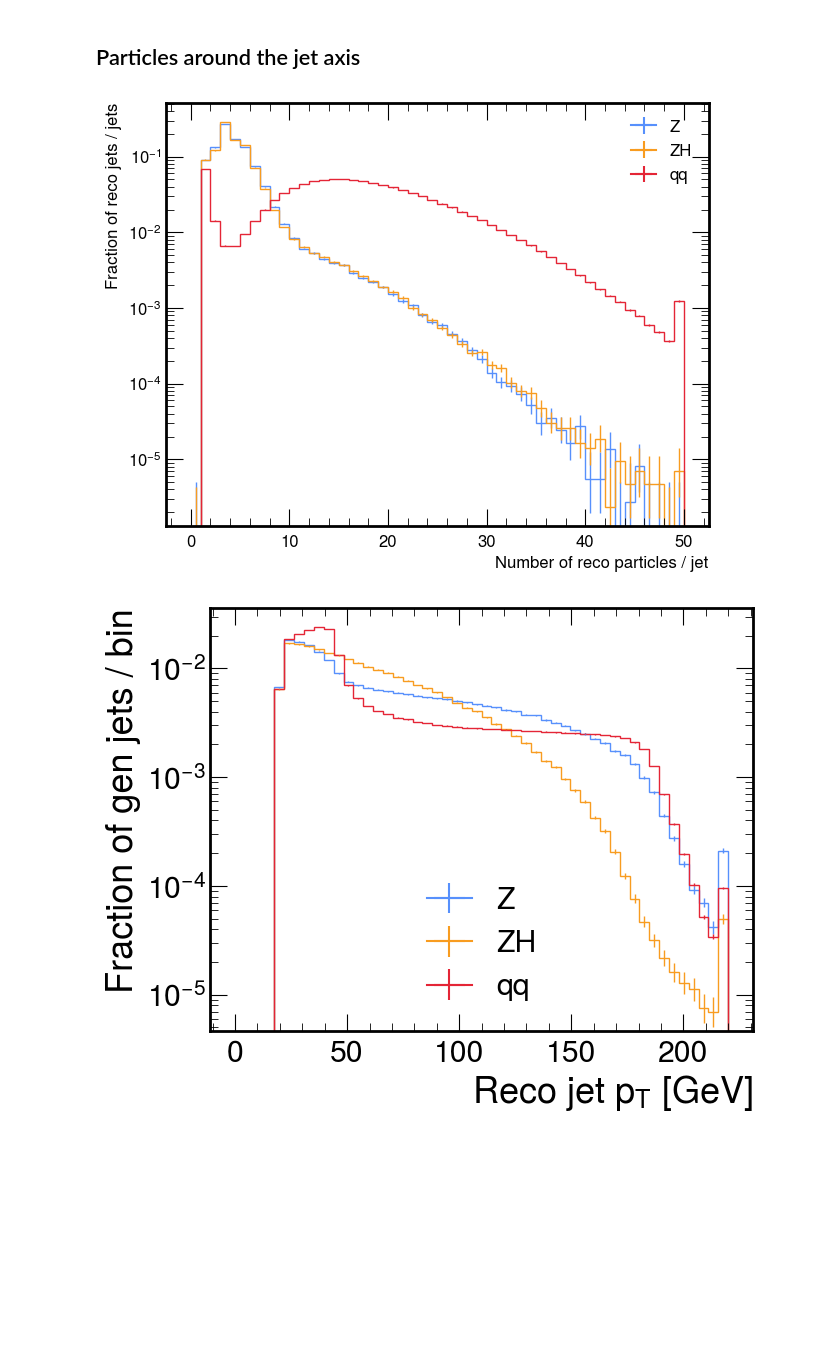
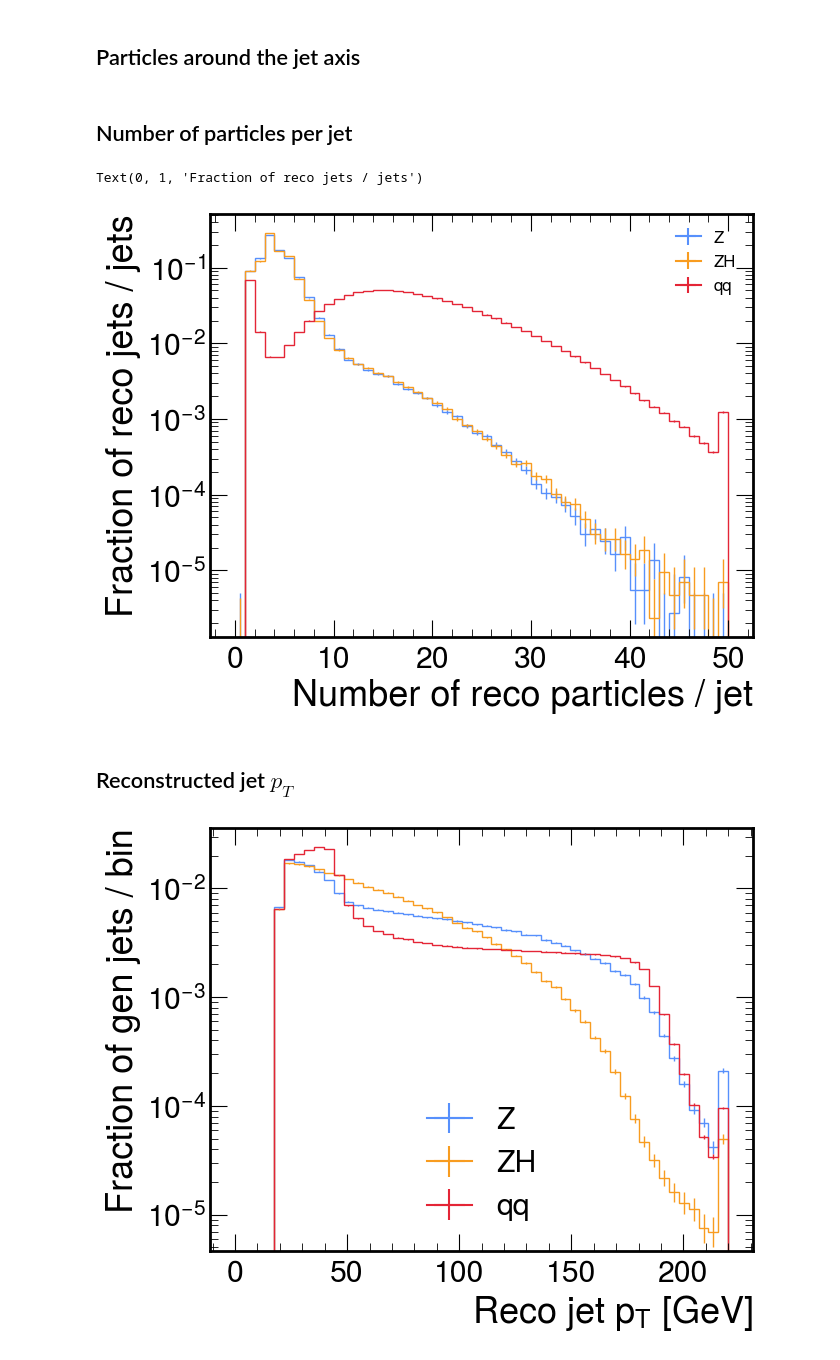
Before and after one commit to HEP-KBFI/ml-tau-en-reg, a Jupyter notebook: notebooks/data_intro.ipynb, the cells around one changed output. Drawn from its saved outputs; the diff is of its cells as text; code cells hidden in the pictures; blank space fills up the shorter version.

```diff
--- a/notebooks/data_intro.ipynb
+++ b/notebooks/data_intro.ipynb
@@ -112,39 +114,44 @@ z_delta_eta = z_reco_jet_p4s.eta - z_reco_cand_p4s.eta
 # ZH
 zh_delta_phi = deltaphi(zh_reco_jet_p4s.phi, zh_reco_cand_p4s.phi)
 zh_delta_eta = zh_reco_jet_p4s.eta - zh_reco_cand_p4s.eta
+# %% [markdown]
+## Number of particles per jet
 # %%
 # Get number of particles per jet:
 plt.figure(figsize=(7,5.5))
 bins = np.linspace(0,50,51)
 
 # Z plot
 mplhep.histplot(to_bh(ak.num(z_data["reco_cand_p4s"]), bins=bins),
                 histtype="step",
                 lw=1,
                 flow="sum",
                 label="Z",
                 density=True)
 # ZH plot
 mplhep.histplot(to_bh(ak.num(zh_data["reco_cand_p4s"]), bins=bins),
                 histtype="step",
                 lw=1, flow="sum",
                 label="ZH",
                 density=True)
 # qq plot
 mplhep.histplot(to_bh(ak.num(qq_data["reco_cand_p4s"]), bins=bins),
                 histtype="step",
                 lw=1,
                 flow="sum",
                 label="qq",
                 density=True)
 
 plt.legend(loc="best", fontsize = 12)
 plt.yscale("log")
-plt.xlabel("Number of reco particles / jet", fontsize=12)
-plt.ylabel("Fraction of reco jets / jets", fontsize=12)
-plt.xticks(fontsize=12);
-plt.yticks(fontsize=12);
+plt.xlabel("Number of reco particles / jet")
+plt.ylabel("Fraction of reco jets / jets")
+#plt.xticks(fontsize=12);
+#plt.yticks(fontsize=12);
 # %% [output]
+Text(0, 1, 'Fraction of reco jets / jets')
-[figure, old version]
+[figure, new version]
+# %% [markdown]
+## Reconstructed jet $p_T$
 # %%
 # Get the pT
```
Also changed, not shown: parts of 9 cells of this notebook.
